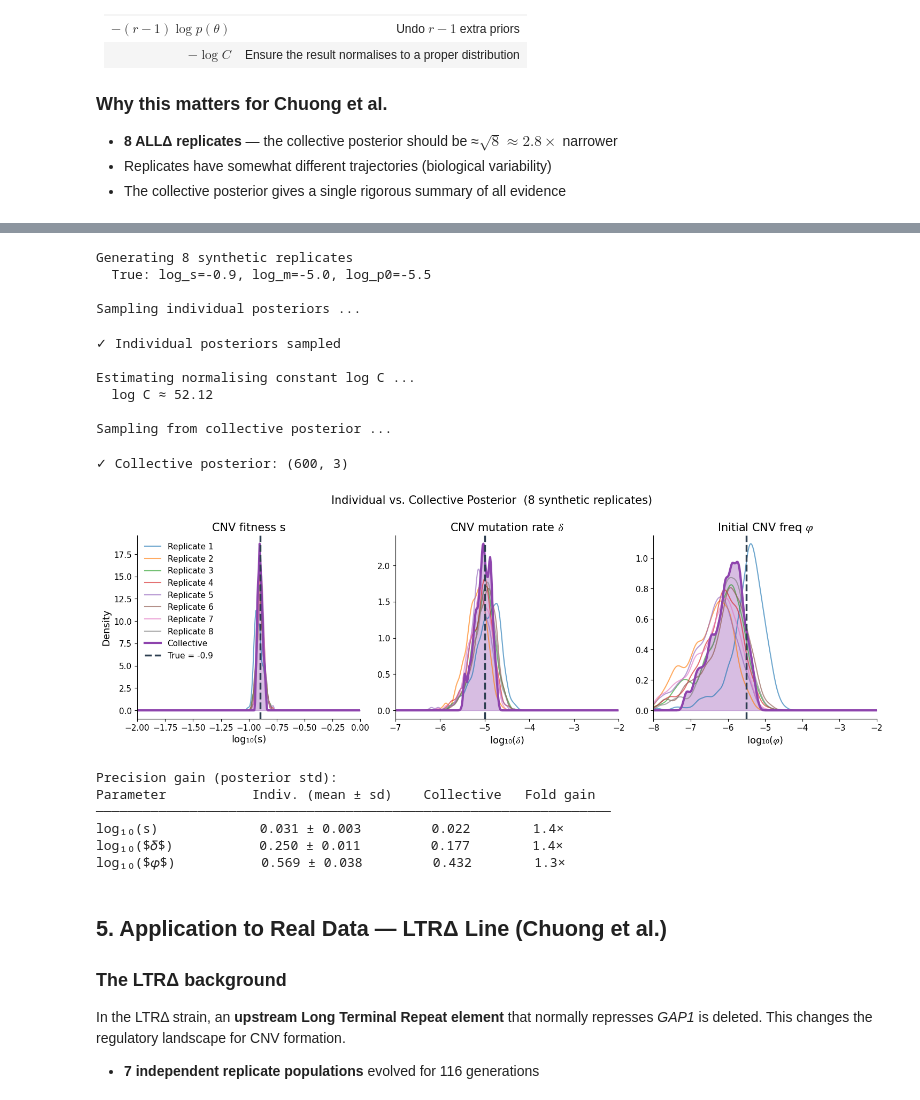
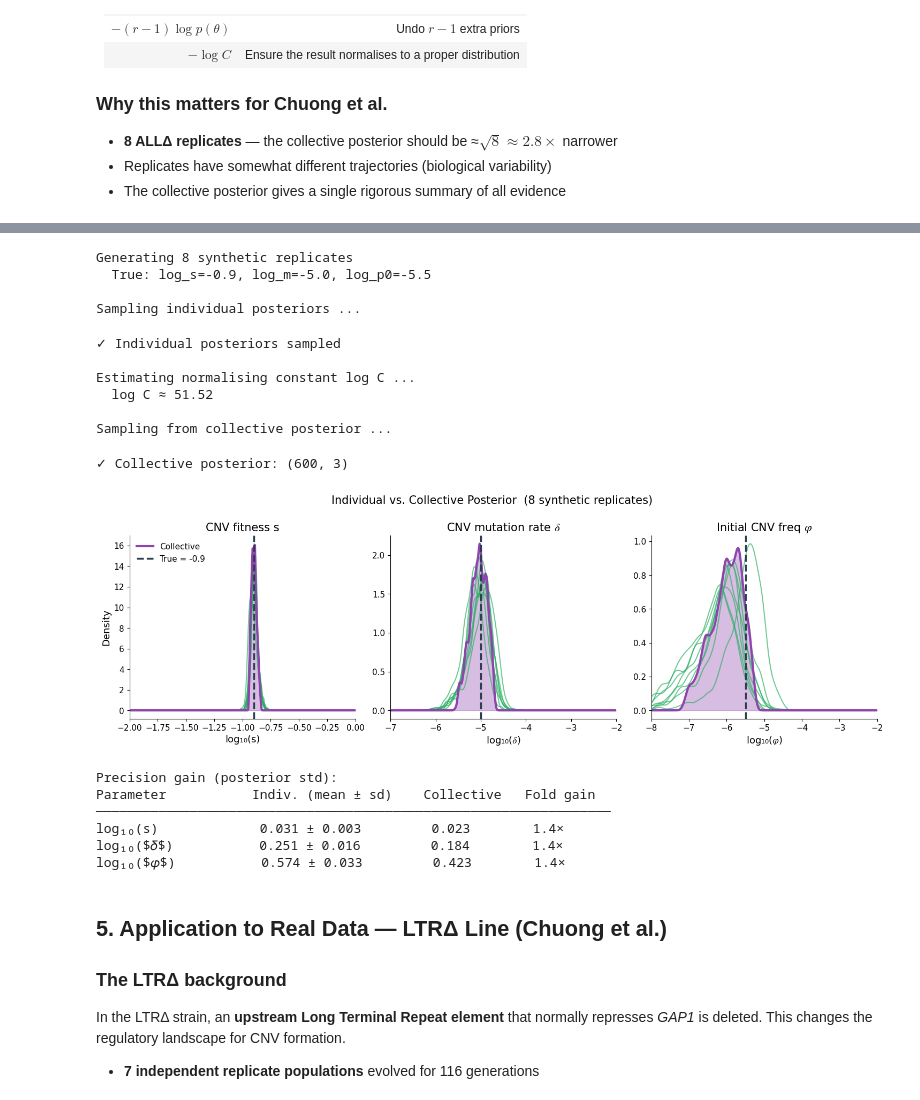
Before and after one commit to nadavbennun1/evo-simulators-tutorial, a Jupyter notebook: SBI_tutorial.ipynb, the cells around one changed output, grey strips where cells are left out. Saved outputs shown, nothing was run; the diff lists cells and outputs as text; code cells hidden in the pictures.

```diff
--- a/SBI_tutorial.ipynb
+++ b/SBI_tutorial.ipynb
@@ -195,11 +197,11 @@ TRUE = dict(log_s=-0.9, log_m=-5.0, log_p0=-5.5)
 ax = axes[0]
 for seed in range(100):
     traj = WF(**TRUE, seed=seed)
-    ax.plot(GENERATIONS, traj, alpha=0.3, lw=1.5, color=C['sim'])
+    ax.plot(GENERATIONS, traj, alpha=0.3, lw=0.5, color='grey')
 
 # One highlighted "observed" trajectory
 x_example = WF(**TRUE, seed=7)
-ax.plot(GENERATIONS, x_example, 'o-', color=C['data'], ms=8, lw=2.5,
+ax.plot(GENERATIONS, x_example, 'o-', ms=8, lw=2.5,
         zorder=5, label='One observed replicate')
 
 ax.set_xlabel('Generation')
@@ -663,7 +674,7 @@ Sampling individual posteriors ...
 ✓ Individual posteriors sampled
 
 Estimating normalising constant log C ...
-  log C ≈ 52.12
+  log C ≈ 51.52
 
 Sampling from collective posterior ...
 ✓ Collective posterior: (600, 3)
@@ -679,48 +690,47 @@ for ax_idx in range(3):
     for i, samps in enumerate(ind_samples):
         kde = gaussian_kde(samps[:, ax_idx], bw_method=0.2)
         ax.plot(x_range, kde(x_range), lw=1.5, alpha=0.65,
-                color=REP_COLORS[i],
-                label=f'Replicate {i+1}' if ax_idx == 0 else None)
+                color=C['npe'])
 
     # Collective posterior (bold, purple)
     kde_c = gaussian_kde(coll_samples[:, ax_idx], bw_method=0.15)
     ax.fill_between(x_range, kde_c(x_range), alpha=0.35, color=C['coll'])
     ax.plot(x_range, kde_c(x_range), lw=3, color=C['coll'],
             label='Collective' if ax_idx == 0 else None)
 
     # True value
     ax.axvline(TRUE_VALS[ax_idx], ls='--', lw=2.5, color=C['true'],
                label=f'True = {TRUE_VALS[ax_idx]:.1f}' if ax_idx == 0 else None)
 
     ax.set_xlabel(PARAM_NAMES[ax_idx])
     ax.set_ylabel('Density' if ax_idx == 0 else '')
     ax.set_title(PARAM_LABELS[ax_idx])
     ax.set_xlim(lo, hi)
 
 axes[0].legend(loc='upper left', fontsize=11)
 plt.suptitle(f'Individual vs. Collective Posterior  ({N_REPS} synthetic replicates)',
              fontsize=15)
 plt.tight_layout()
 plt.show()
 
 # ── Quantify precision gain ──────────────────────────────────────────────────
 print("\nPrecision gain (posterior std):")
 print(f"{'Parameter':<14}  {'Indiv. (mean ± sd)':>22}  {'Collective':>12}  {'Fold gain':>10}")
 print("─" * 66)
 for ax_idx, pname in enumerate(PARAM_NAMES):
     ind_stds = [np.std(s[:, ax_idx]) for s in ind_samples]
     coll_std = np.std(coll_samples[:, ax_idx])
     fold     = np.mean(ind_stds) / coll_std
     print(f"{pname:<14}  {np.mean(ind_stds):>10.3f} ± {np.std(ind_stds):.3f}  "
           f"{coll_std:>12.3f}  {fold:>9.1f}×")
 # %% [output]
-[figure, old version]
+[figure, new version]
 Precision gain (posterior std):
 Parameter           Indiv. (mean ± sd)    Collective   Fold gain
 ──────────────────────────────────────────────────────────────────
-log₁₀(s)             0.031 ± 0.003         0.022        1.4×
-log₁₀($𝛿$)           0.250 ± 0.011         0.177        1.4×
-log₁₀($𝜑$)           0.569 ± 0.038         0.432        1.3×
+log₁₀(s)             0.031 ± 0.003         0.023        1.4×
+log₁₀($𝛿$)           0.251 ± 0.016         0.184        1.4×
+log₁₀($𝜑$)           0.574 ± 0.033         0.423        1.4×
 # %% [markdown]
 ## 5. Application to Real Data — LTRΔ Line (Chuong et al.)
 
```
Also changed, not shown: parts of 10 cells of this notebook.
